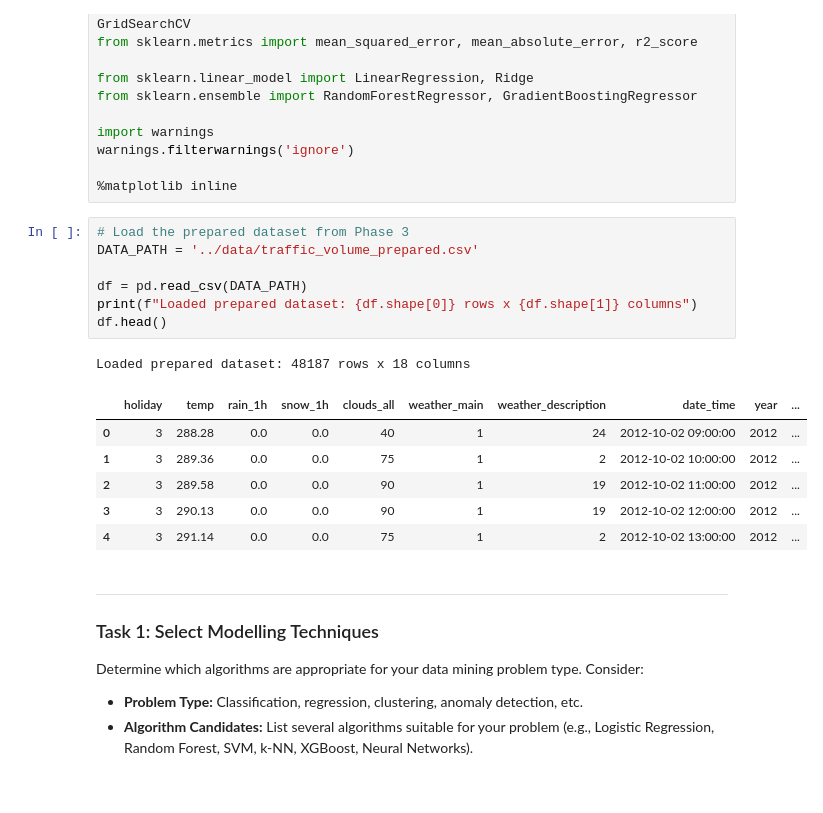
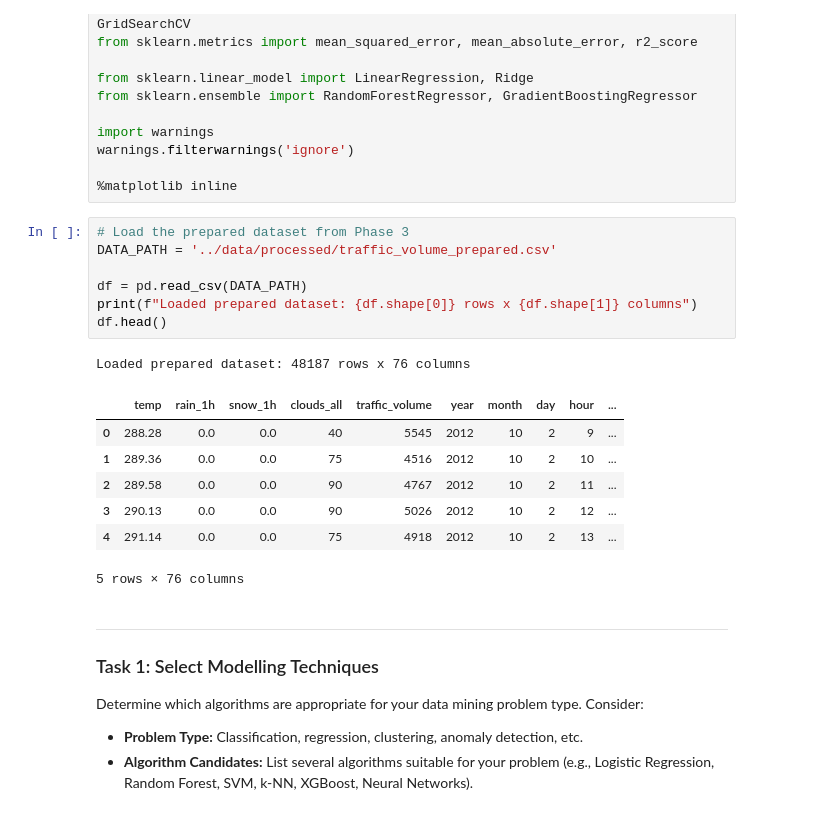
Before and after one commit to zeinaabouelmagdd/traffic-volume-forecasting-project, a Jupyter notebook: notebooks/Phase_4_Modeling.ipynb, the cells around one changed output. Saved outputs shown, nothing was run; the diff lists cells and outputs as text.

```diff
--- a/notebooks/Phase_4_Modeling.ipynb
+++ b/notebooks/Phase_4_Modeling.ipynb
@@ -24,19 +24,20 @@ warnings.filterwarnings('ignore')
 %matplotlib inline
 # %%
 # Load the prepared dataset from Phase 3
-DATA_PATH = '../data/traffic_volume_prepared.csv'
+DATA_PATH = '../data/processed/traffic_volume_prepared.csv'
 
 df = pd.read_csv(DATA_PATH)
 print(f"Loaded prepared dataset: {df.shape[0]} rows x {df.shape[1]} columns")
 df.head()
 # %% [output]
-Loaded prepared dataset: 48187 rows x 18 columns
+Loaded prepared dataset: 48187 rows x 76 columns
-|  | holiday | temp | rain_1h | snow_1h | clouds_all | weather_main | weather_description | date_time | year | ... |
-| 0 | 3 | 288.28 | 0.0 | 0.0 | 40 | 1 | 24 | 2012-10-02 09:00:00 | 2012 | ... |
-| 1 | 3 | 289.36 | 0.0 | 0.0 | 75 | 1 | 2 | 2012-10-02 10:00:00 | 2012 | ... |
-| 2 | 3 | 289.58 | 0.0 | 0.0 | 90 | 1 | 19 | 2012-10-02 11:00:00 | 2012 | ... |
-| 3 | 3 | 290.13 | 0.0 | 0.0 | 90 | 1 | 19 | 2012-10-02 12:00:00 | 2012 | ... |
-| 4 | 3 | 291.14 | 0.0 | 0.0 | 75 | 1 | 2 | 2012-10-02 13:00:00 | 2012 | ... |
+|  | temp | rain_1h | snow_1h | clouds_all | traffic_volume | year | month | day | hour | ... |
+| 0 | 288.28 | 0.0 | 0.0 | 40 | 5545 | 2012 | 10 | 2 | 9 | ... |
+| 1 | 289.36 | 0.0 | 0.0 | 75 | 4516 | 2012 | 10 | 2 | 10 | ... |
+| 2 | 289.58 | 0.0 | 0.0 | 90 | 4767 | 2012 | 10 | 2 | 11 | ... |
+| 3 | 290.13 | 0.0 | 0.0 | 90 | 5026 | 2012 | 10 | 2 | 12 | ... |
+| 4 | 291.14 | 0.0 | 0.0 | 75 | 4918 | 2012 | 10 | 2 | 13 | ... |
+5 rows × 76 columns
 # %% [markdown]
 ---
 ### Task 1: Select Modelling Techniques
```
Also changed, not shown: parts of 7 cells of this notebook, 4 other files.
